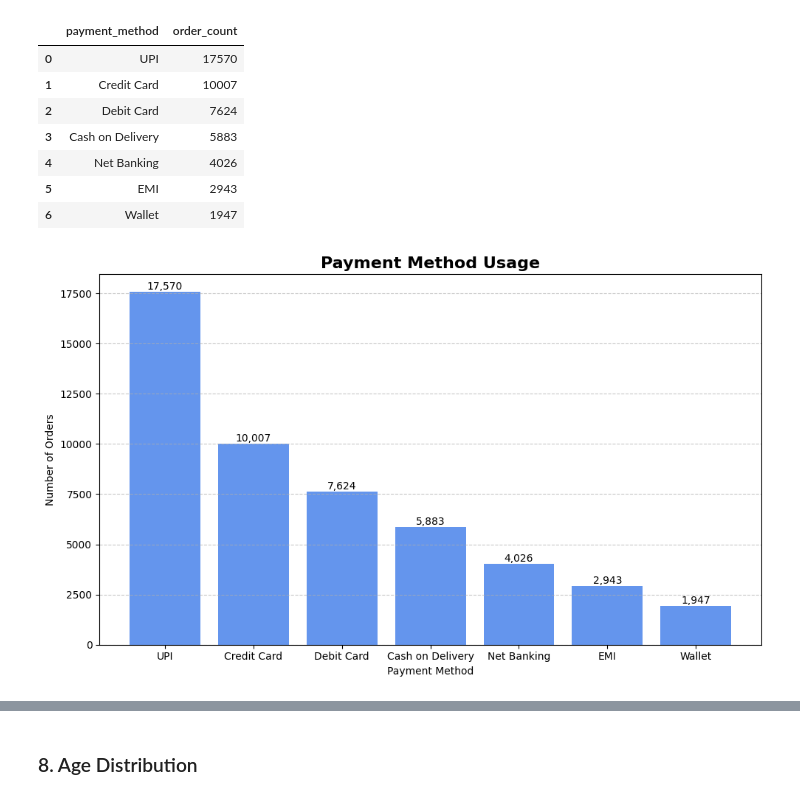
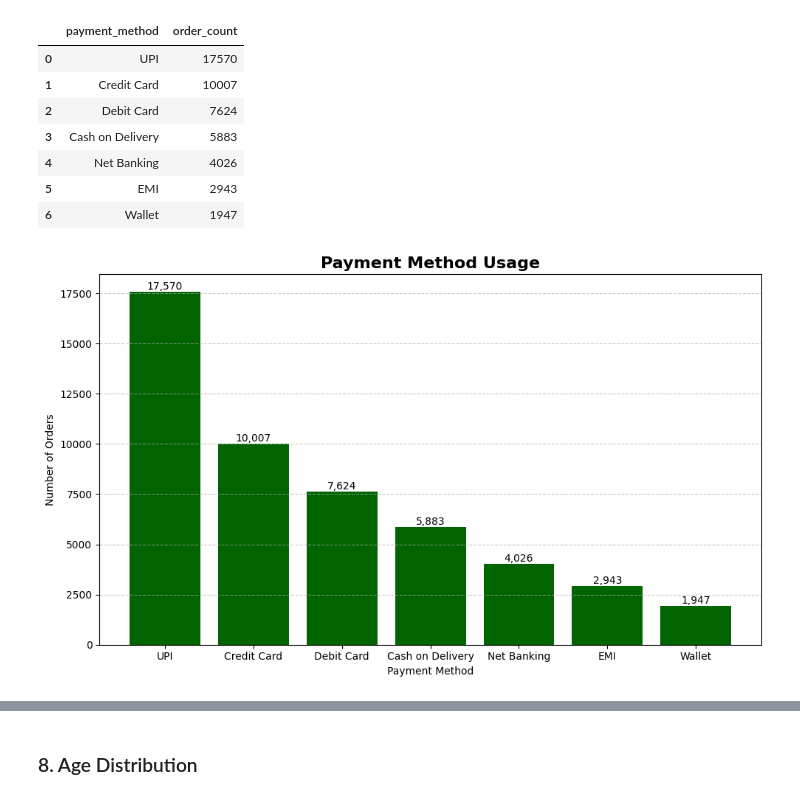
Before and after one commit to Bindiya-Anand/IndiaKart_E-Commerce_Analytics_Project, a Jupyter notebook: Notebooks/Phase2_EDA_Bindiya_Anand.ipynb, the cells around one changed output, grey strips where cells are left out. Saved outputs shown, nothing was run; the diff lists cells and outputs as text; code cells hidden in the pictures.

```diff
--- a/Notebooks/Phase2_EDA_Bindiya_Anand.ipynb
+++ b/Notebooks/Phase2_EDA_Bindiya_Anand.ipynb
@@ -338,18 +374,18 @@ display(payment_counts)
 # %%
 # Plot 7: Payment Method Usage
 plt.figure(figsize=(10, 6))
-bars = plt.bar(payment_counts['payment_method'], payment_counts['order_count'], color='cornflowerblue')
+bars = plt.bar(payment_counts['payment_method'], payment_counts['order_count'], color='darkgreen')
 
 for bar in bars:
     plt.text(bar.get_x() + bar.get_width()/2, bar.get_height(), f'{int(bar.get_height()):,}',
              ha='center', va='bottom')
 
 plt.title('Payment Method Usage', fontsize=16, fontweight='bold')
 plt.xlabel('Payment Method')
 plt.ylabel('Number of Orders')
 plt.grid(axis='y', linestyle='--', alpha=0.7)
 plt.tight_layout()
 plt.savefig('charts/07_payment_method_usage.png', dpi=150, bbox_inches='tight')
 plt.show()
 # %% [output]
-[figure, old version]
+[figure, new version]
```
Also changed, not shown: parts of 13 cells of this notebook.
